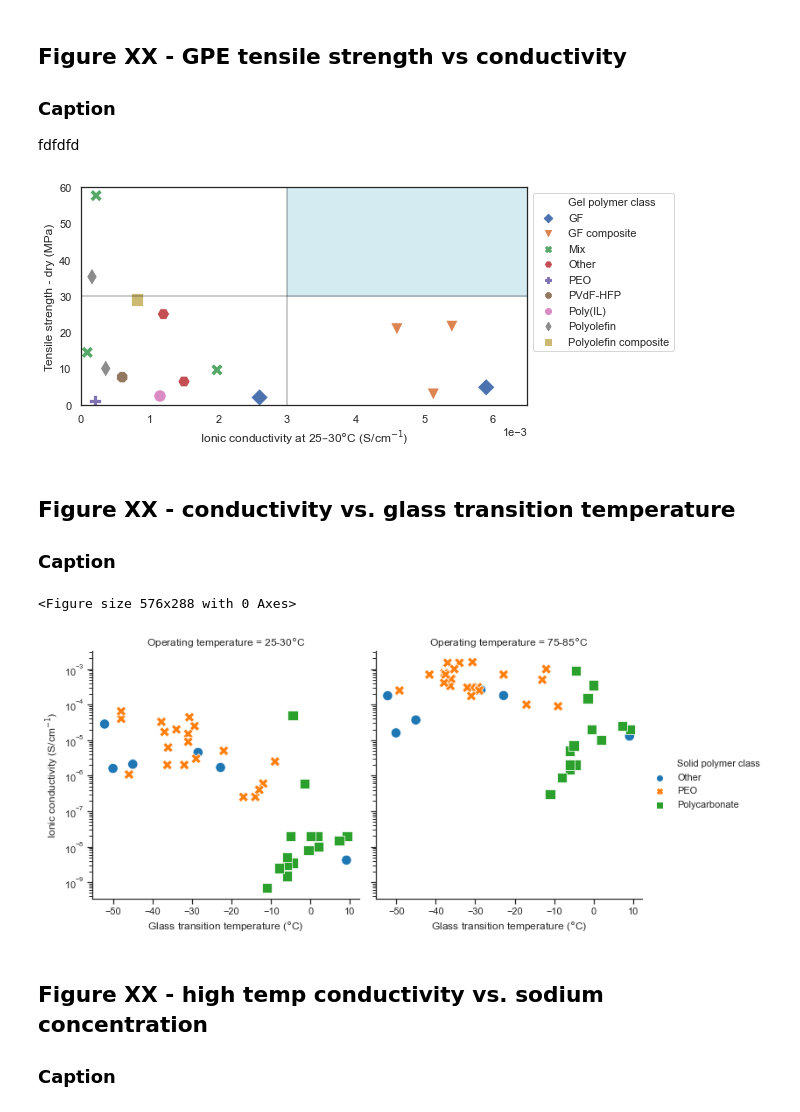
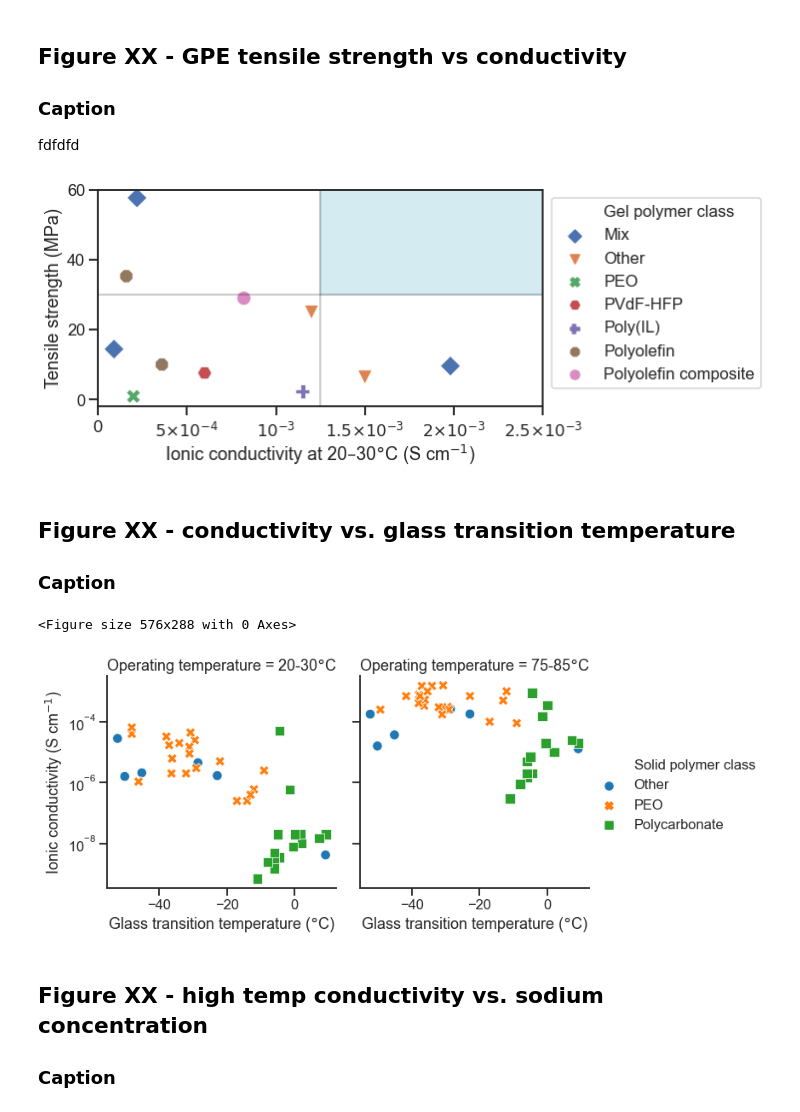
Before and after one commit to jknottUOW/polymer-review-paper, a Jupyter notebook: FIGURES.ipynb, the cells around one changed output. Drawn from its saved outputs; the diff is of its cells as text; code cells hidden in the pictures.

```diff
--- a/FIGURES.ipynb
+++ b/FIGURES.ipynb
@@ -132,12 +134,15 @@ plt.savefig('.\FIGURES\GPE_class-vs-cond_box.png',
 ### Caption
 dfsfddfs
 # %%
+
+
 df_cond_por = df_GPE.loc[:, ('UID', 'class', 'porosity', 'conductivity_(20-30)degC')]
 df_cond_por.dropna(inplace=True)
 df_cond_por.sort_values(by=['class'], inplace=True)
 
 sns.set()
 sns.set_style("white")
+sns.set_style('ticks')
 sns.set_context("notebook",rc={'axes.grid': True})
 
 markers = ['D', 'v', 'X', 'H', 'P', '8', 'o', 'd']
@@ -154,9 +159,13 @@ fig_cond = sns.scatterplot(
 
 plt.xlim(10, 95)
 plt.xlabel('Porosity (%)')
-plt.ylabel('Ionic conductivity at 25$\endash$30$\degree$C (S/cm$^{-1}$)')
+plt.ylabel('Ionic conductivity at 20$\endash$30$\degree$C (S cm$^{-1}$)')
 plt.legend().texts[0].set_text("Gel polymer class")
 plt.ticklabel_format(style='sci', axis='y',scilimits=(0,0))
+
+f = mticker.ScalarFormatter(useOffset=False, useMathText=True)
+g = lambda x,pos : "${}$".format(f._formatSciNotation('%1.10e' % x))
+plt.gca().yaxis.set_major_formatter(mticker.FuncFormatter(g))
 
 plt.savefig('.\FIGURES\GPE_porosity-vs-conductivity.svg',
            transparent=False)
@@ -176,44 +185,54 @@ df_cond_strength = df_GPE.loc[:, ('UID', 'class', 'strength_tensile_dry', 'condu
 df_cond_strength.dropna(inplace=True)
 df_cond_strength.sort_values(by=['class'], inplace=True)
 
+df_GPE_cond_strength = df_cond_strength.loc[
+                            (df_cond_strength['class'] != 'GF') &
+                            (df_cond_strength['class'] != 'GF composite')
+                            ]
+
 sns.set()
 sns.set_style("white")
-sns.set_context("notebook",rc={'axes.grid': True})
+sns.set_style('ticks')
+sns.set_context("talk",rc={'axes.grid': True})
 plt.figure(figsize=(8, 4))
 markers = ['D', 'v', 'X', 'H', 'P', '8', 'o', 'd', 's']
 
 fig_cond = sns.scatterplot(
                 x='conductivity_(20-30)degC',
                 y='strength_tensile_dry',
                 hue='class',
-                data=df_cond_strength,
-                s=150,
+                data=df_GPE_cond_strength,
+                s=200,
                 style='class',
                 markers=markers,
                 )
 
-plt.xlabel('Ionic conductivity at 25$\endash$30$\degree$C (S/cm$^{-1}$)')
-plt.ylabel('Tensile strength - dry (MPa)')
+plt.xlabel('Ionic conductivity at 20$\endash$30$\degree$C (S cm$^{-1}$)')
+plt.ylabel('Tensile strength (MPa)')
 
-plt.xlim(0, 0.0065)
-plt.ylim(0, 60)
+plt.xlim(0, 0.0025)
+plt.ylim(-2, 60)
 plt.ticklabel_format(style='sci', axis='x',scilimits=(0,0))
 
-plt.plot([0.003, 0.003], [-10, 80], linewidth=2, color='black', alpha=0.2)
+f = mticker.ScalarFormatter(useOffset=False, useMathText=True)
+g = lambda x,pos : "${}$".format(f._formatSciNotation('%1.10e' % x))
+plt.gca().xaxis.set_major_formatter(mticker.FuncFormatter(g))
+
+plt.plot([0.00125, 0.00125], [-10, 80], linewidth=2, color='black', alpha=0.2)
 plt.plot([-1, 1], [30, 30], linewidth=2, color='black', alpha=0.2)
-fig_cond.add_patch(patches.Rectangle((0.003, 30), 1, 60, color='lightblue', alpha=0.5))
+fig_cond.add_patch(patches.Rectangle((0.00125, 30), 1, 60, color='lightblue', alpha=0.5))
 
 plt.legend(loc=2, bbox_to_anchor=(1.0, 1)).texts[0].set_text("Gel polymer class")
 
 
 plt.savefig('.\FIGURES\GPE_strength-vs-conductivity.svg',
            transparent=False)
 plt.savefig('.\FIGURES\GPE_strength-vs-conductivity.png',
            transparent=False,
            bbox_inches='tight',
            dpi=300)
 # %% [output]
-[figure, old version]
+[figure, new version]
 # %% [markdown]
 ## Figure XX - conductivity vs. glass transition temperature
 ### Caption
@@ -233,11 +252,11 @@ df_SPE_Tg = df_SPE_Tg_slice[
             ]
             ]
 
-df_SPE_Tg.rename(columns={'conductivity_(20-30)degC': '25-30$\degree$C', 'conductivity_(75-85)degC': '75-85$\degree$C', 'class' : 'Solid polymer class'}, inplace=True)
+df_SPE_Tg.rename(columns={'conductivity_(20-30)degC': '20-30$\degree$C', 'conductivity_(75-85)degC': '75-85$\degree$C', 'class' : 'Solid polymer class'}, inplace=True)
 
 df_SPE_Tg_melt = pd.melt(df_SPE_Tg,
                         id_vars=['Solid polymer class', 'temperature_glass_transition'],
-                        value_vars = ['25-30$\degree$C', '75-85$\degree$C'],
+                        value_vars = ['20-30$\degree$C', '75-85$\degree$C'],
                         var_name='Operating temperature',
                         value_name='Conductivity')
 
@@ -245,7 +264,7 @@ sns.set()
 sns.set_style("white")
 sns.set_style("ticks")
 sns.set_palette('tab10')
-sns.set_context("notebook",rc={'axes.grid': True})
+sns.set_context("talk",rc={'axes.grid': True})
 plt.figure(figsize=(8, 4))
 
 SPE_Tg = sns.relplot(
@@ -262,7 +281,7 @@ SPE_Tg = sns.relplot(
             )
 
 SPE_Tg.axes[0,0].set_xlabel('Glass transition temperature ($\degree$C)')
-SPE_Tg.axes[0,0].set_ylabel('Ionic conductivity (S/cm$^{-1}$)')
+SPE_Tg.axes[0,0].set_ylabel('Ionic conductivity (S cm$^{-1}$)')
 SPE_Tg.axes[0,1].set_xlabel('Glass transition temperature ($\degree$C)')
 
 plt.savefig('.\FIGURES\SPE_Tg-vs-conductivity.svg',
@@ -273,7 +292,7 @@ plt.savefig('.\FIGURES\SPE_Tg-vs-conductivity.png',
            dpi=300)
 # %% [output]
 <Figure size 576x288 with 0 Axes>
-[figure, old version]
+[figure, new version]
 # %% [markdown]
 ## Figure XX - high temp conductivity vs. sodium concentration
 
```
Also changed, not shown: parts of 5 cells of this notebook, 12 other files.
